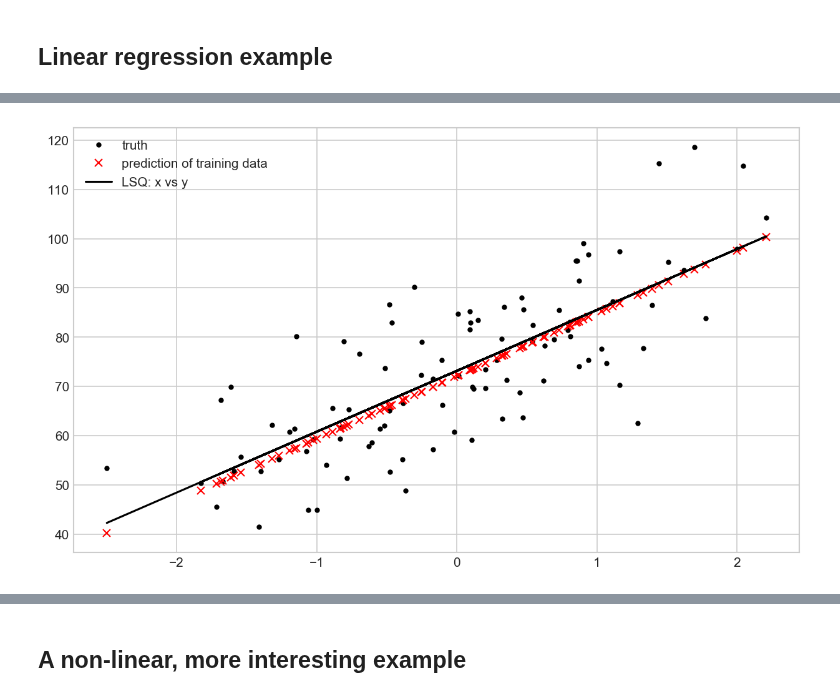
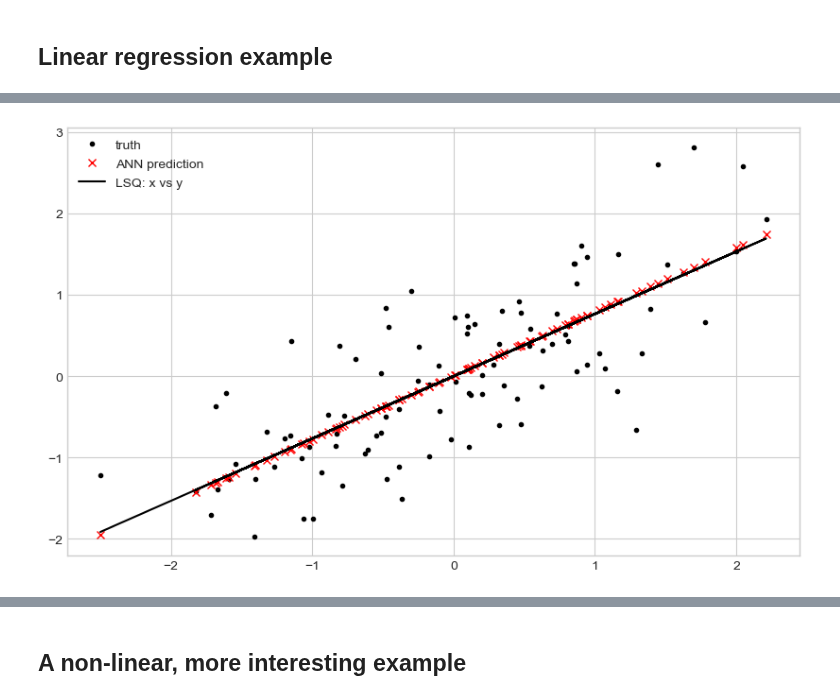
Before and after one commit to kjmayer/ats655-coursematerial, a Jupyter notebook: jupyter_notebooks/ann_basic_neural_network_training.ipynb, the cells around one changed output, grey strips where cells are left out. Cells and saved outputs as stored; diff of their text form; code cells hidden in the pictures.

```diff
--- a/jupyter_notebooks/ann_basic_neural_network_training.ipynb
+++ b/jupyter_notebooks/ann_basic_neural_network_training.ipynb
@@ -12,8 +12,10 @@ import matplotlib.pyplot as plt
 import numpy as np
 from scipy import stats, odr
 
+from sklearn.model_selection import train_test_split
+
 import matplotlib as mpl
-mpl.rcParams['figure.dpi'] = 150
+mpl.rcParams['figure.dpi'] = 100
 plt.rcParams['figure.figsize'] = (12.0/2.5, 8.0/2.5)
 
 # this is for running in colaboratory
@@ -32,13 +34,12 @@ env: PYTHONHASHSEED=99
 # %% [markdown]
 ## Linear regression example
 # %%
-# Data that doesn't seem to work
-
 url = 'https://github.com/chasinginfinity/ml-from-scratch/raw/master/02%20Linear%20Regression%20using%20Gradient%20Descent/data.csv'
 data = pd.read_csv(url)
 x = np.array(data.iloc[:, 0])
 y = np.array(data.iloc[:, 1])
 x = (x-np.mean(x))/np.std(x)
+y = (y-np.mean(y))/np.std(y)
 # %%
 x = np.expand_dims(x, axis=1)
 y = np.expand_dims(y, axis=1)
@@ -58,24 +59,11 @@ plt.show()
 # Most common type is sequential layers - one layer after the other with
 # connections only between neighboring layers.
 
-# number of units in each layer
-n_units = 1
-
 # define the model
+tf.keras.backend.clear_session()
 model = tf.keras.Sequential()
 
-# Input layer is defined later
-# First hidden layer: densely-connected layer with n_units units and activation function 'linear'.
-
-model.add(layers.Dense(n_units, activation='linear'))
-model.add(layers.Dense(1))
-
-# Gradient descent training method:
-#   NNs use gradient descent methods to determine the parameters.
-#   There are different strategies to adaptively choose the learning rate (step size).
-#   Gradient descent methods use adaptive learning rates (step size).
-#   Common choice: Adam
-#   See http://ruder.io/optimizing-gradient-descent/index.html#adam
+model.add(layers.Dense(1, activation='linear'))
 
 model.compile(optimizer=keras.optimizers.Adam(0.01),  # Adam optimizer
             loss='mse',       # mean squared error
@@ -84,10 +72,15 @@ model.compile(optimizer=keras.optimizers.Adam(0.01),  # Adam optimizer
 # Now train the model
 # training input: x
 # training output: y
-# Train on batches of 128 samples (chunk size).
+# Train on batches of 64 samples (chunk size).
 # Epochs: run through all training data that many times. Order gets shuffled.
-n_epochs = 2000
 
-history = model.fit(x, y, epochs=n_epochs, batch_size=64, verbose=0, validation_split=0.2)
+x_train, x_val, y_train, y_val = train_test_split(x,y,test_size = .2, shuffle=True, random_state = 12)
+print(x_train.shape)
+print(y_train.shape)
+print(x_val.shape)
+print(y_val.shape)
+
+history = model.fit(x_train, y_train, epochs=250, batch_size=64, verbose=0, validation_data=(x_val,y_val), shuffle=True)
 print('done training')
 # %% [output]
@@ -95,18 +117,19 @@ done training
 # %%
+# output predictions based on input x
 ypred = model.predict(x)
 
 # plot predicted values
 plt.figure(figsize=(10,6))
 plt.plot(x, y, '.', color='black', label='truth')
-plt.plot(x, ypred, 'x', color='red', label='prediction of training data')
+plt.plot(x, ypred, 'x', color='red', label='ANN prediction')
 
 slope, intercept, r_value, p_value, std_err = stats.linregress(np.squeeze(x),np.squeeze(y))
 plt.plot(x,intercept+x*slope,'-',color = 'black', label = 'LSQ: x vs y')
 plt.legend()
 
 #plt.ylim(0,120)
 #plt.xlim(0,120)
 
 plt.show()
 # %% [output]
-[figure, old version]
+[figure, new version]
```
Also changed, not shown: parts of 15 cells of this notebook, 1 other file.
